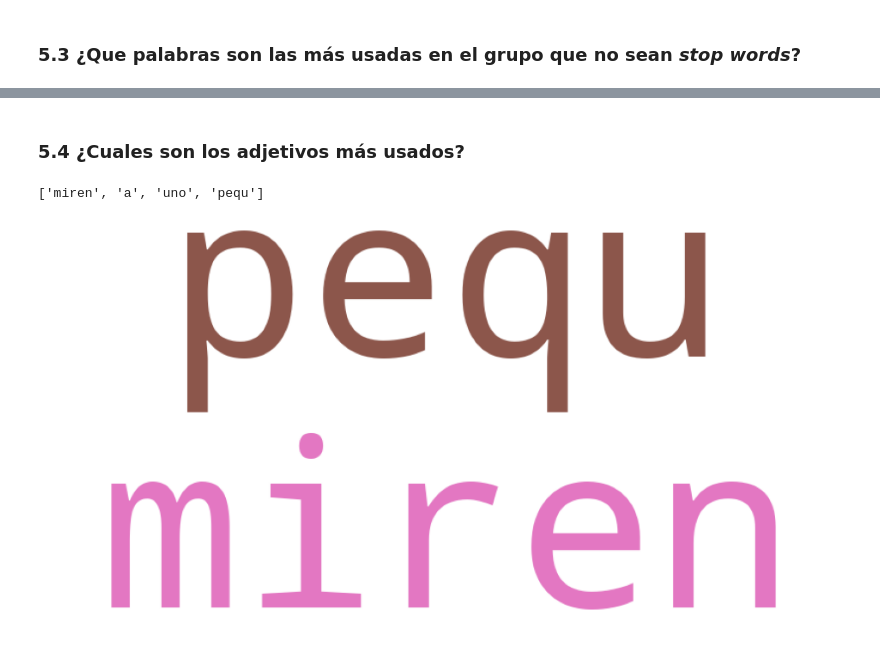
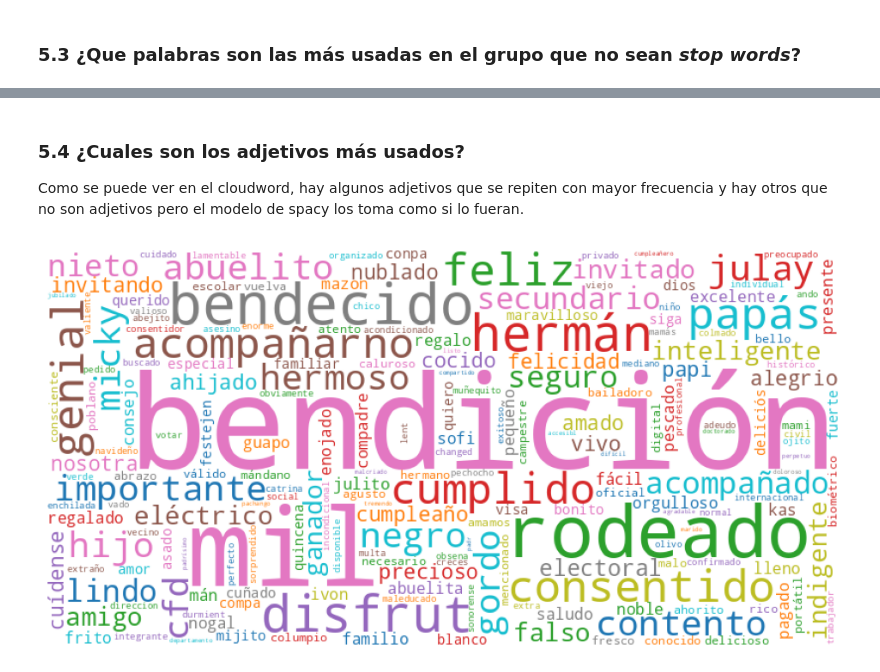
Before and after one commit to lhhernandez09/MCD_TareaGrupoWhatsapp, a Jupyter notebook: main.ipynb, the cells around one changed output, grey strips where cells are left out. Saved outputs shown, nothing was run; the diff lists cells and outputs as text; code cells hidden in the pictures.

```diff
--- a/main.ipynb
+++ b/main.ipynb
@@ -712,35 +699,37 @@ plt.show()
 # %% [markdown]
 ### 5.4 ¿Cuales son los adjetivos más usados?
+
+Como se puede ver en el cloudword, hay algunos adjetivos que se repiten con mayor frecuencia y hay otros que no son adjetivos pero el modelo de spacy los toma como si lo fueran.
 # %%
 adjetivos_mas_usados = {}
 
-
 omitted_words = ["omitted", "sticker", 'deleted', 'removed', 'message', 'was', 'edited', 'anonimo']
 
-for usuario, doc in zip(chat["remitente"], docs):
-    palabras = [
+for usuario, doc in zip(chat["remitente"], nlp.pipe(chat["mensaje"].fillna(""))):
+    adjetivos = [
         token.lemma_.lower()
         for token in doc
         if token.is_alpha
         and token.pos_ == "ADJ"
         and token.lemma_ not in omitted_words
     ]
 
-print(palabras)
+    adjetivos_mas_usados.setdefault(usuario, []).extend(adjetivos)
 
-adjetivos_mas_usados.setdefault(usuario, []).extend(palabras)
-
-# Contar las palabras por usuario
-conteo_adjetivos_por_usuario = {usuario: Counter(palabras) for usuario, palabras in adjetivos_mas_usados.items()}
+conteo_adjetivos_por_usuario = {usuario: Counter(adjetivos) for usuario, adjetivos in adjetivos_mas_usados.items()}
 
 palabras_paro = nlp.Defaults.stop_words
-conteo_adjetivos_filtrado = Counter({palabra: frecuencia for usuario, contador in conteo_adjetivos_por_usuario.items() for palabra, frecuencia in contador.items() if palabra not in palabras_paro})
+conteo_adjetivos_filtrado = Counter({
+    palabra: frecuencia
+    for contador in conteo_adjetivos_por_usuario.values()
+    for palabra, frecuencia in contador.items()
+    if palabra not in palabras_paro
+})
 
 wc = wordcloud.WordCloud(width=800, height=400, background_color="white", colormap="tab10")
 plt.figure(figsize=(15, 6))
 plt.imshow(wc.generate_from_frequencies(conteo_adjetivos_filtrado))
 plt.axis("off")
 plt.show()
 # %% [output]
-['miren', 'a', 'uno', 'pequ']
-[figure, old version]
+[figure, new version]
```
Also changed, not shown: parts of 6 cells of this notebook.
